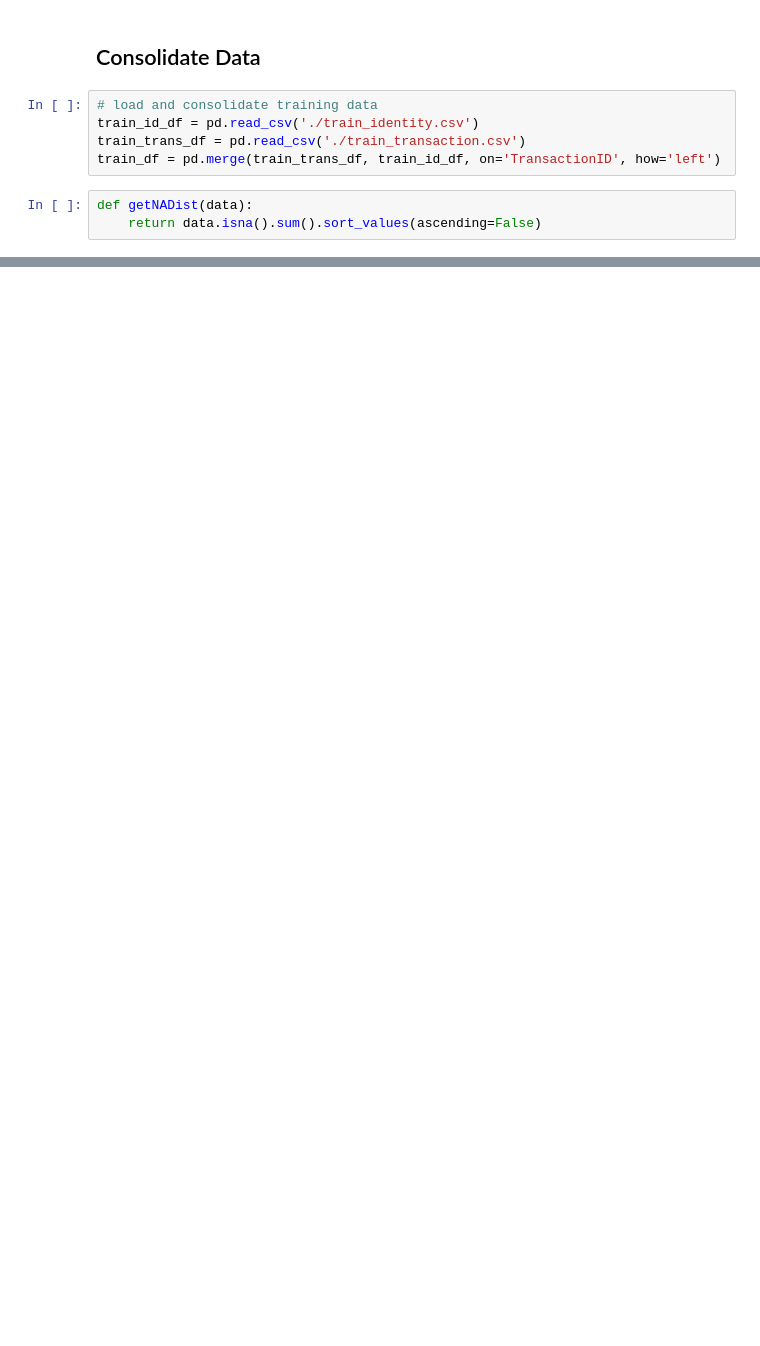
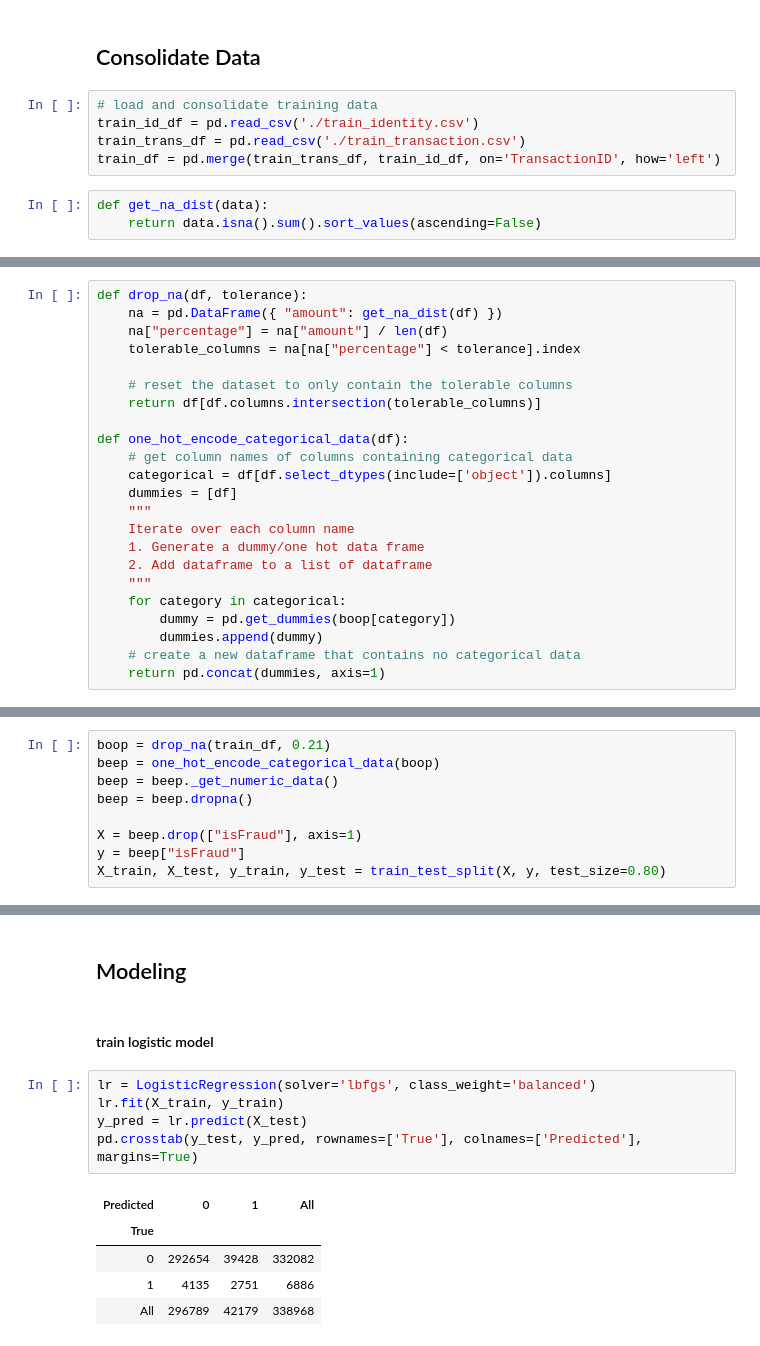
Before and after one commit to arcin/ieee-fraud-detection, a Jupyter notebook: Fraud.ipynb, the cells around one changed output, grey strips where cells are left out. Drawn from its saved outputs; the diff is of its cells as text; blank space fills up the shorter version.

Commit message:
do feature engineering and train the model

```diff
--- a/Fraud.ipynb
+++ b/Fraud.ipynb
@@ -11,6 +20,6 @@ train_id_df = pd.read_csv('./train_identity.csv')
 train_trans_df = pd.read_csv('./train_transaction.csv')
 train_df = pd.merge(train_trans_df, train_id_df, on='TransactionID', how='left')
 # %%
-def getNADist(data):
+def get_na_dist(data):
     return data.isna().sum().sort_values(ascending=False)
 # %% [markdown]
@@ -29,0 +41,23 @@ sns.barplot(y=percentage_na_by_column, x=column_names, palette="Blues_d")
+# %%
+def drop_na(df, tolerance):
+    na = pd.DataFrame({ "amount": get_na_dist(df) })
+    na["percentage"] = na["amount"] / len(df)
+    tolerable_columns = na[na["percentage"] < tolerance].index
+
+    # reset the dataset to only contain the tolerable columns
+    return df[df.columns.intersection(tolerable_columns)]
+
+def one_hot_encode_categorical_data(df):
+    # get column names of columns containing categorical data
+    categorical = df[df.select_dtypes(include=['object']).columns]
+    dummies = [df]
+    """
+    Iterate over each column name
+    1. Generate a dummy/one hot data frame
+    2. Add dataframe to a list of dataframe
+    """
+    for category in categorical:
+        dummy = pd.get_dummies(boop[category])
+        dummies.append(dummy)
+    # create a new dataframe that contains no categorical data
+    return pd.concat(dummies, axis=1)
@@ -29,0 +66,9 @@ sns.barplot(y=percentage_na_by_column, x=column_names, palette="Blues_d")
+# %%
+boop = drop_na(train_df, 0.21)
+beep = one_hot_encode_categorical_data(boop)
+beep = beep._get_numeric_data()
+beep = beep.dropna()
+
+X = beep.drop(["isFraud"], axis=1)
+y = beep["isFraud"]
+X_train, X_test, y_train, y_test = train_test_split(X, y, test_size=0.80)
@@ -29,0 +100,15 @@ sns.barplot(y=percentage_na_by_column, x=column_names, palette="Blues_d")
+# %% [markdown]
+## Modeling
+# %% [markdown]
+#### train logistic model
+# %%
+lr = LogisticRegression(solver='lbfgs', class_weight='balanced')
+lr.fit(X_train, y_train)
+y_pred = lr.predict(X_test)
+pd.crosstab(y_test, y_pred, rownames=['True'], colnames=['Predicted'], margins=True)
+# %% [output]
+| Predicted | 0 | 1 | All |
+| True |  |  |  |
+| 0 | 292654 | 39428 | 332082 |
+| 1 | 4135 | 2751 | 6886 |
+| All | 296789 | 42179 | 338968 |
```
Also changed, not shown: parts of 9 cells of this notebook.
